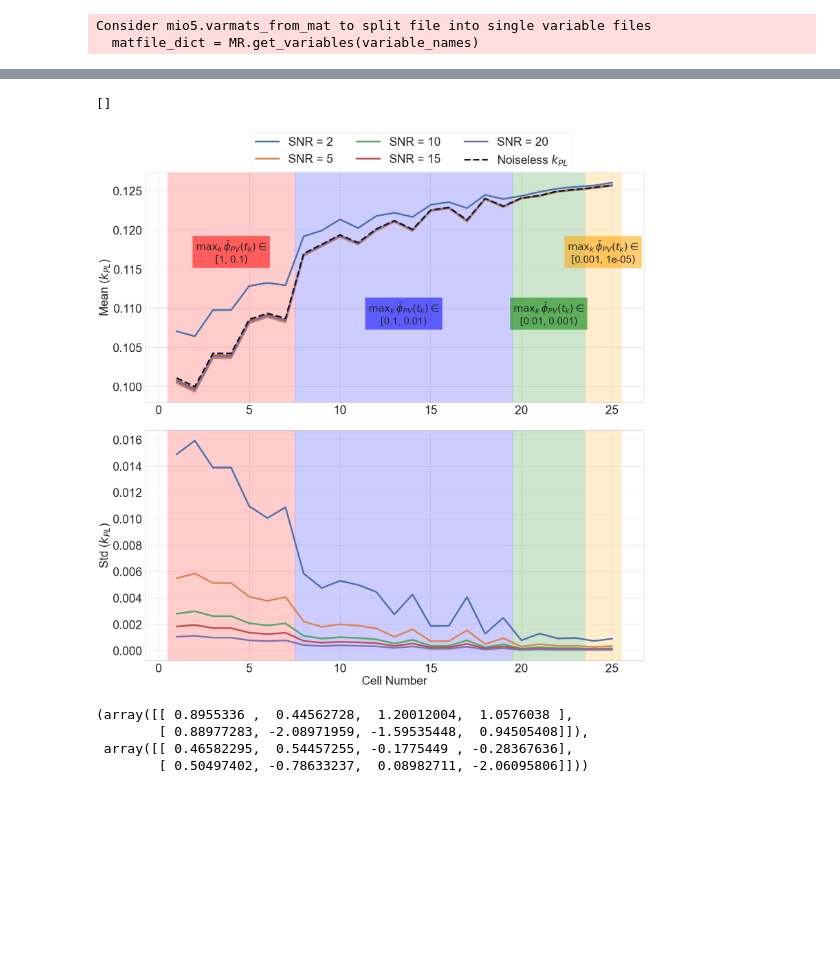
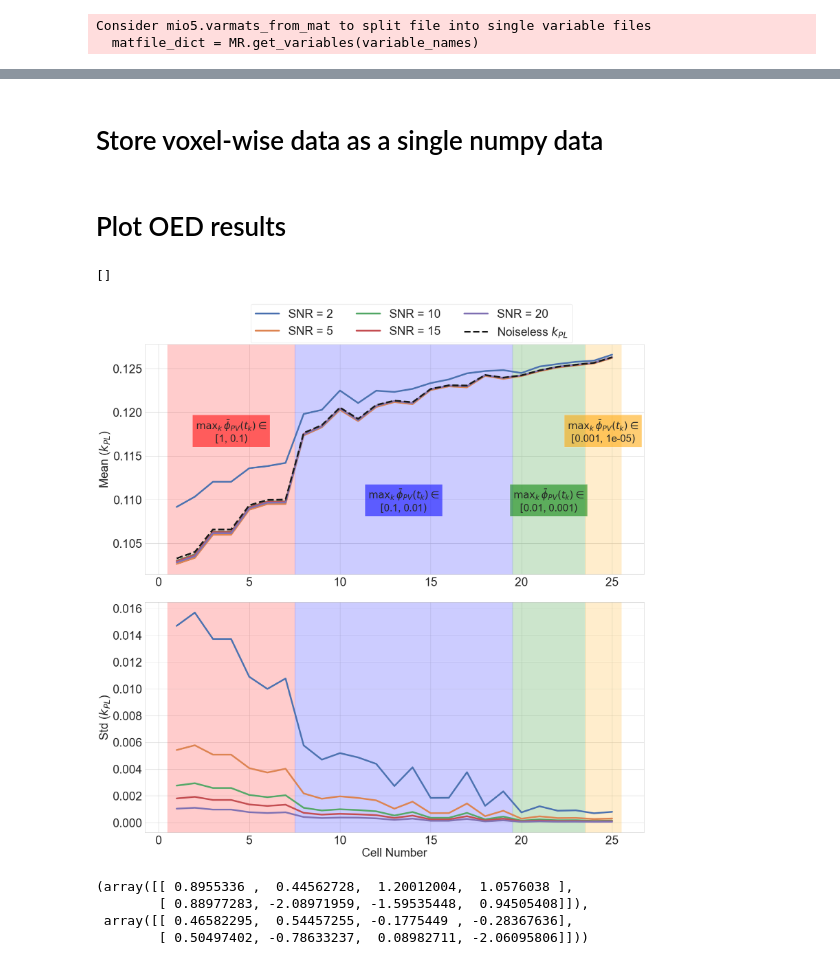
Before and after one commit to prashjha/HyperpolarizedMRI, a Jupyter notebook: high-fidelity-calculations/recover_high_fidelity/OED_plot.ipynb, the cells around one changed output, grey strips where cells are left out. Saved outputs shown, nothing was run; the diff lists cells and outputs as text; code cells hidden in the pictures; blank space fills up the shorter version.

Commit message:
update jupyter notebook for result plots

```diff
--- a/high-fidelity-calculations/recover_high_fidelity/OED_plot.ipynb
+++ b/high-fidelity-calculations/recover_high_fidelity/OED_plot.ipynb
@@ -29,7 +29,7 @@ def to_str(x, fmt):
         y.append(fmt % i)
     return y
 # %%
-oed_dir = '../oed_calculations/results/SNR_2_NGauss_5_NumberUncertain_3_Nscans_30_optim_FA_const_design_update/' #_kpl_all_domain/'
+oed_dir = '../oed_calculations/results/SNR_2_NGauss_5_NumberUncertain_3_Nscans_30_optim_FA_const_design_update_kpl_all_domain/' #_kpl_all_domain/'
 num_trials = 25
 num_scans = 30
 rel_noise = 1
@@ -87,4 +89,14 @@ sdt_levels, pix_levels
 # %%
+def fname_base():
+    return    oed_dir \
+            + 'HF_recover_NumRecoverParams_%d_NumTrials_%d_Rel_Noise_%d/' \
+                % (num_rec_param, num_trials, rel_noise)
+
+def fname_snr(snr_i):
+    return    oed_dir \
+            + 'HF_recover_NumRecoverParams_%d_NumTrials_%d_Rel_Noise_%d/SNR_data_%d/' \
+                % (num_rec_param, num_trials, rel_noise, SNR_data_vec[snr_i])
+
 def fname_vox(snr_i, vox_j):
     return    oed_dir \
             + 'HF_recover_NumRecoverParams_%d_NumTrials_%d_Rel_Noise_%d/SNR_data_%d/voxel_%d/recover.mat' \
@@ -168,0 +171,2 @@ np.shape(params_rec)
+# %% [markdown]
+# Store voxel-wise data as a single numpy data
@@ -169,6 +195,20 @@ np.shape(params_rec)
+# %% [markdown]
+# Plot OED results
+# %%
+# read data
+fbase = fname_base()
+npz_file_rec = fbase + 'recover_all_snr_all_voxels.npz'
+npzfile_rec = np.load(npz_file_rec, allow_pickle=True)
+
+mean_data = npzfile_rec['mean_data']
+var_data = npzfile_rec['var_data']
+std_data = npzfile_rec['std_data']
+params_rec_data = npzfile_rec['params_rec_data']
+params_true_data = npzfile_rec['params_true_data']
+tag_data = npzfile_rec['tag_data']
 # %%
 save_fig = True
-pdf_fname = 'voxel_recovery_plot_update'
+pdf_fname = 'voxel_recovery_plot_update_kpl_all_domain'
 
 #plot
 nrows = 2
@@ -179,21 +219,6 @@ labelfs = 35
 box_labelfs = 30
 lw = 5
 ms = 50
-
-# get data for all SNR_vec
-mean_data, var_data, std_data, params_rec_data, params_true_data = [], [], [], [], []
-tag_data = []
-N_SNR_data = len(SNR_data_vec)
-for s in range(N_SNR_data):
-    fs = fname_all_vox(s)
-    a, b, c, d, e = fdata_vox_all(fs)
-    mean_data.append(a)
-    var_data.append(b)
-    std_data.append(c)
-    params_rec_data.append(d)
-    params_true_data.append(e)
-
-    tag_data.append(r'SNR = ' + '{}'.format(SNR_data_vec[s]))# + r' (data)')
 
 # find number of voxels
 N_voxels = len(mean_data[0])
@@ -252,34 +277,34 @@ for i in range(2):
         sl, su = sdt_levels[j]
         pl, pu = pix_levels[j]
         x_text, y_text = 0.5 * (pl + pu), 0.5 * (mean_min+mean_max) * fact_y_text_levels[j]
         if i == 1:
             y_text = 0.5 * (std_min+std_max) * fact_y_text_levels[j]
 
         # distance range
         sdt_text = r'$\mathrm{max}_k\,\bar{\phi}_{PV}(t_k) \in$' + '\n' + '$[$' + '%g' % sl + ', %g' % su + r'$)$'
         #if j == 0:
         #    sdt_text = r'$\mathrm{sdt} \in [0$' + ', %4.2f' % su + r'$]$'
 
         # plot rectange
         ax[i].axvspan(pl-0.5, pu+0.5, alpha=0.2, color=col_levels[j])
 
         # add text only on the (row1, col1) plot
         if i == 0:
             ax[i].text(x_text, y_text, \
                    sdt_text, \
                    ha='center', va = 'center', fontsize=box_labelfs, \
                    bbox={'facecolor': col_box_levels[j], 'alpha': 0.55, 'pad': 10})
 
 lgd = ax[0].legend(fancybox=True, fontsize=labelfs, ncol = 3, bbox_to_anchor=(0.2, 1.09), loc='center left')
 #lgd = ax[0].legend(fancybox=True, fontsize=labelfs, ncol = 2, loc = 'lower center')
 
 plt.tight_layout()
 if save_fig:
     plt.savefig(pdf_fname + '.pdf', bbox_extra_artists=(lgd,), bbox_inches='tight')
 plt.plot()
 # %% [output]
 []
-[figure, old version]
+[figure, new version]
 # %%
 # scratch
 # %%
```
Also changed, not shown: parts of 7 cells of this notebook.
